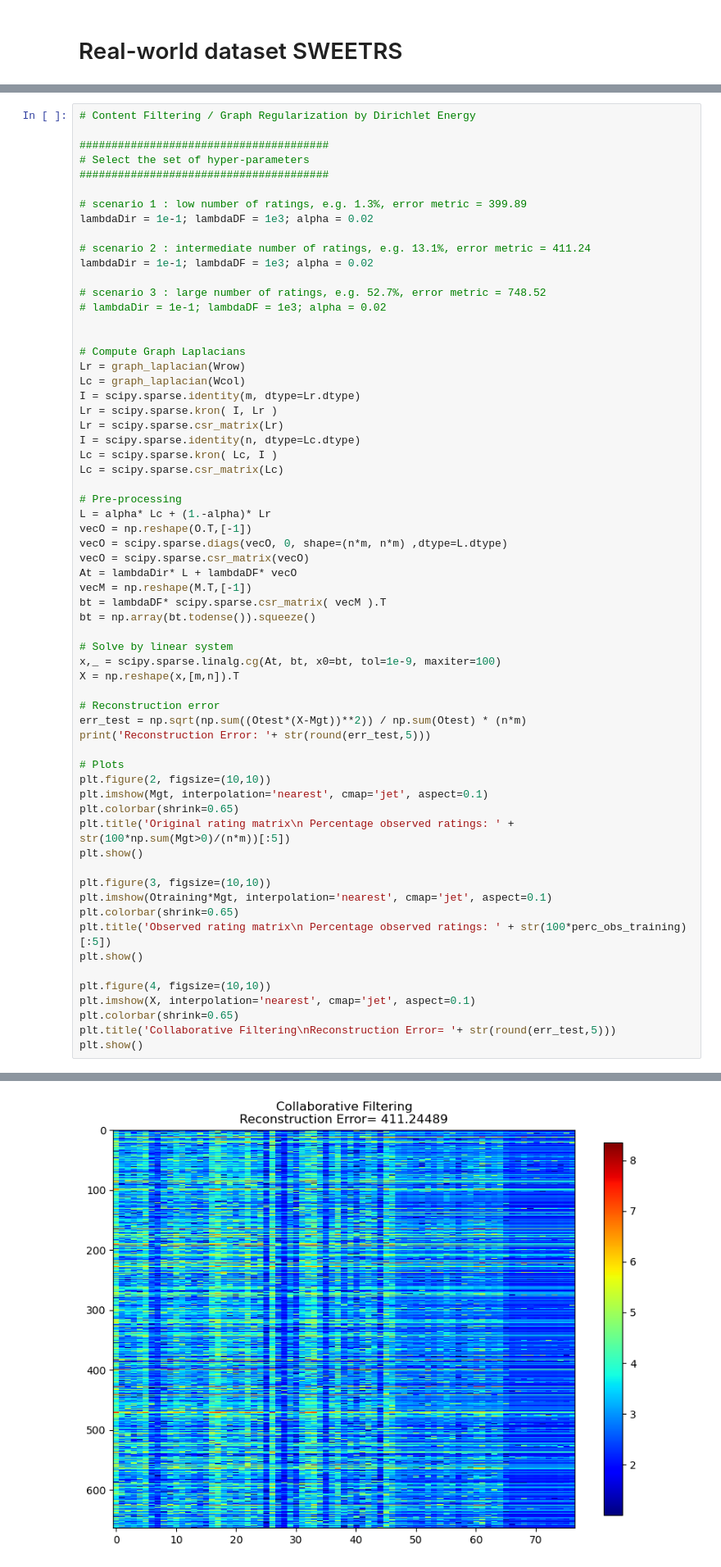
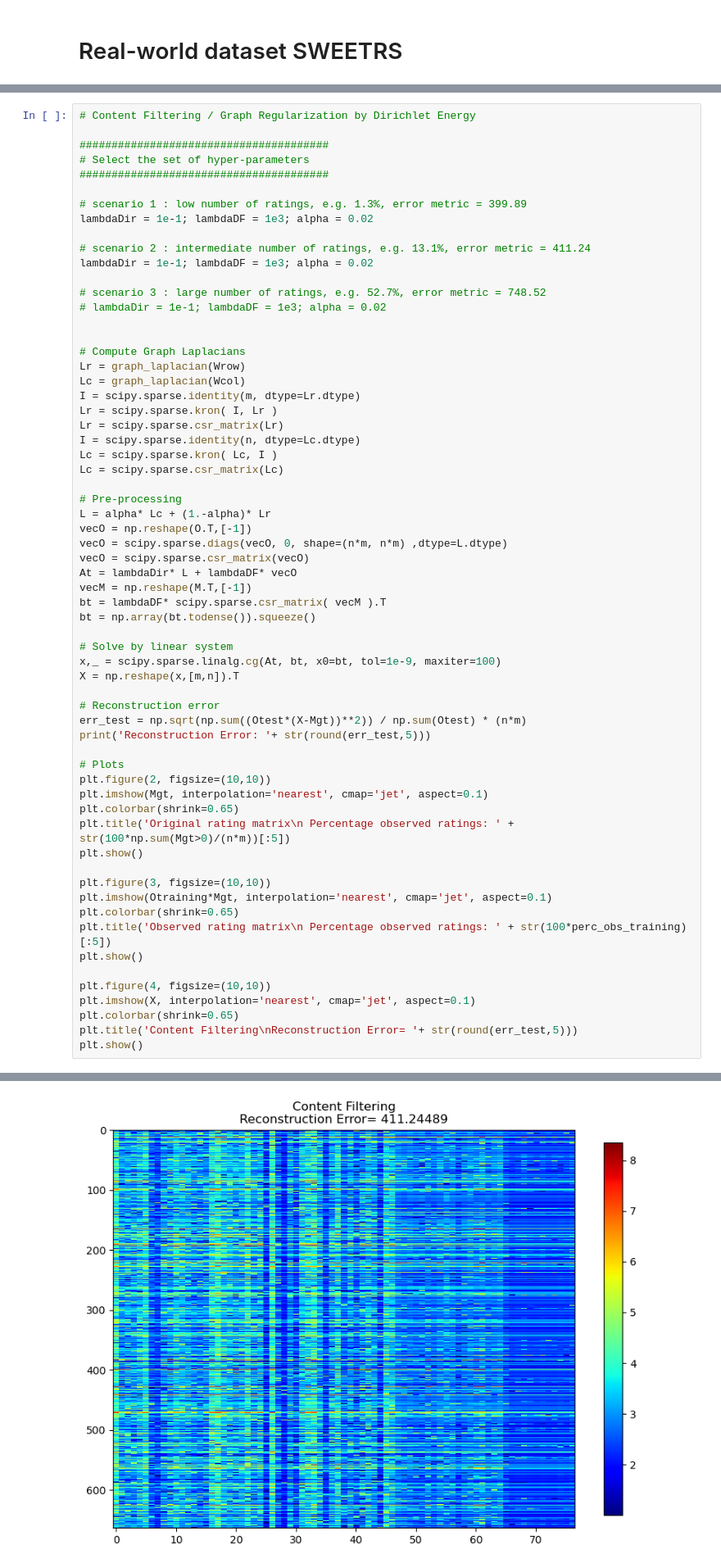
Before and after one commit to xbresson/GML2023, a Jupyter notebook: codes/05_Recommendation/code03.ipynb, the cells around one changed output, grey strips where cells are left out. Shown at 82% size. Saved outputs shown, nothing was run; the diff lists cells and outputs as text.

```diff
--- a/codes/05_Recommendation/code03.ipynb
+++ b/codes/05_Recommendation/code03.ipynb
@@ -254,32 +254,32 @@ bt = np.array(bt.todense()).squeeze()
 
 # Solve by linear system
 x,_ = scipy.sparse.linalg.cg(At, bt, x0=bt, tol=1e-9, maxiter=100)
 X = np.reshape(x,[m,n]).T
 
 # Reconstruction error
 err_test = np.sqrt(np.sum((Otest*(X-Mgt))**2)) / np.sum(Otest) * (n*m)
 print('Reconstruction Error: '+ str(round(err_test,5)))
 
 # Plots
 plt.figure(2, figsize=(10,10))
 plt.imshow(Mgt, interpolation='nearest', cmap='jet', aspect=0.1)
 plt.colorbar(shrink=0.65)
 plt.title('Original rating matrix\n Percentage observed ratings: ' + str(100*np.sum(Mgt>0)/(n*m))[:5])
 plt.show()
 
 plt.figure(3, figsize=(10,10))
 plt.imshow(Otraining*Mgt, interpolation='nearest', cmap='jet', aspect=0.1)
 plt.colorbar(shrink=0.65)
 plt.title('Observed rating matrix\n Percentage observed ratings: ' + str(100*perc_obs_training)[:5])
 plt.show()
 
 plt.figure(4, figsize=(10,10))
 plt.imshow(X, interpolation='nearest', cmap='jet', aspect=0.1)
 plt.colorbar(shrink=0.65)
-plt.title('Collaborative Filtering\nReconstruction Error= '+ str(round(err_test,5)))
+plt.title('Content Filtering\nReconstruction Error= '+ str(round(err_test,5)))
 plt.show()
 # %% [output]
 Reconstruction Error: 411.24489
 [figure]
 [figure]
-[figure, old version]
+[figure, new version]
```
Also changed, not shown: parts of 1 cell of this notebook.
